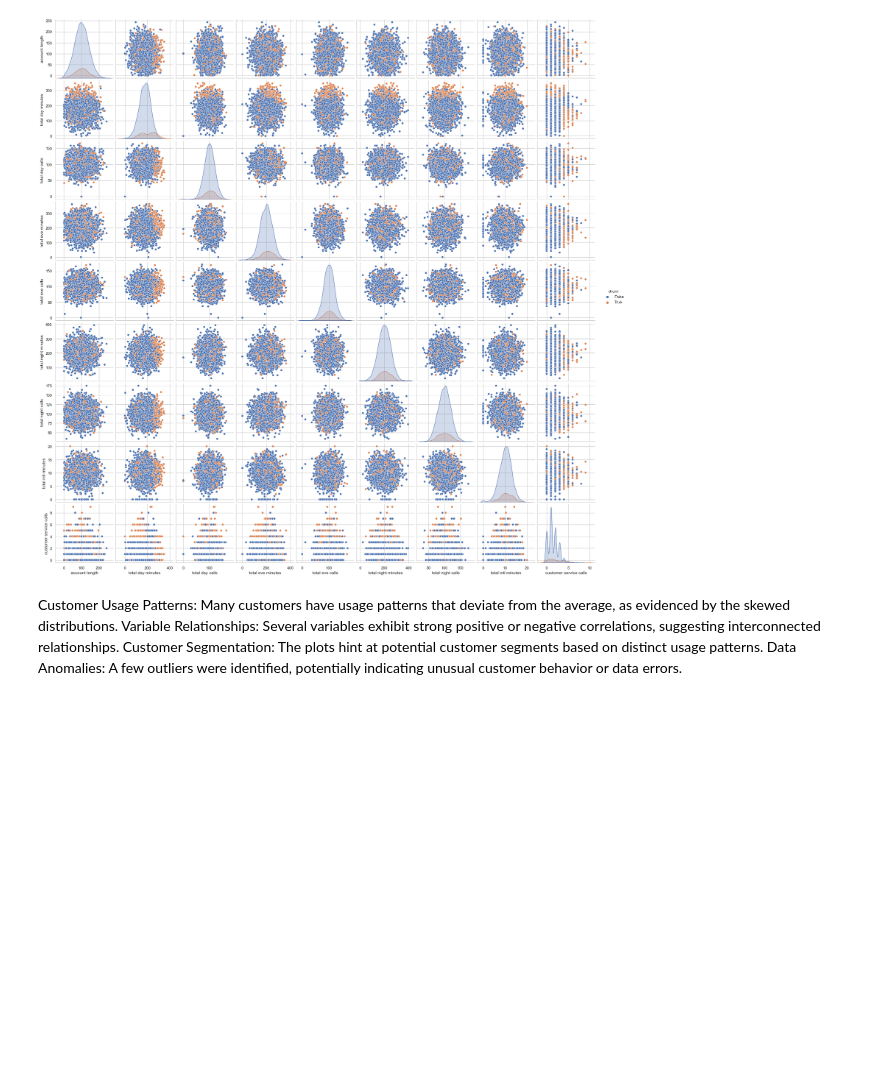
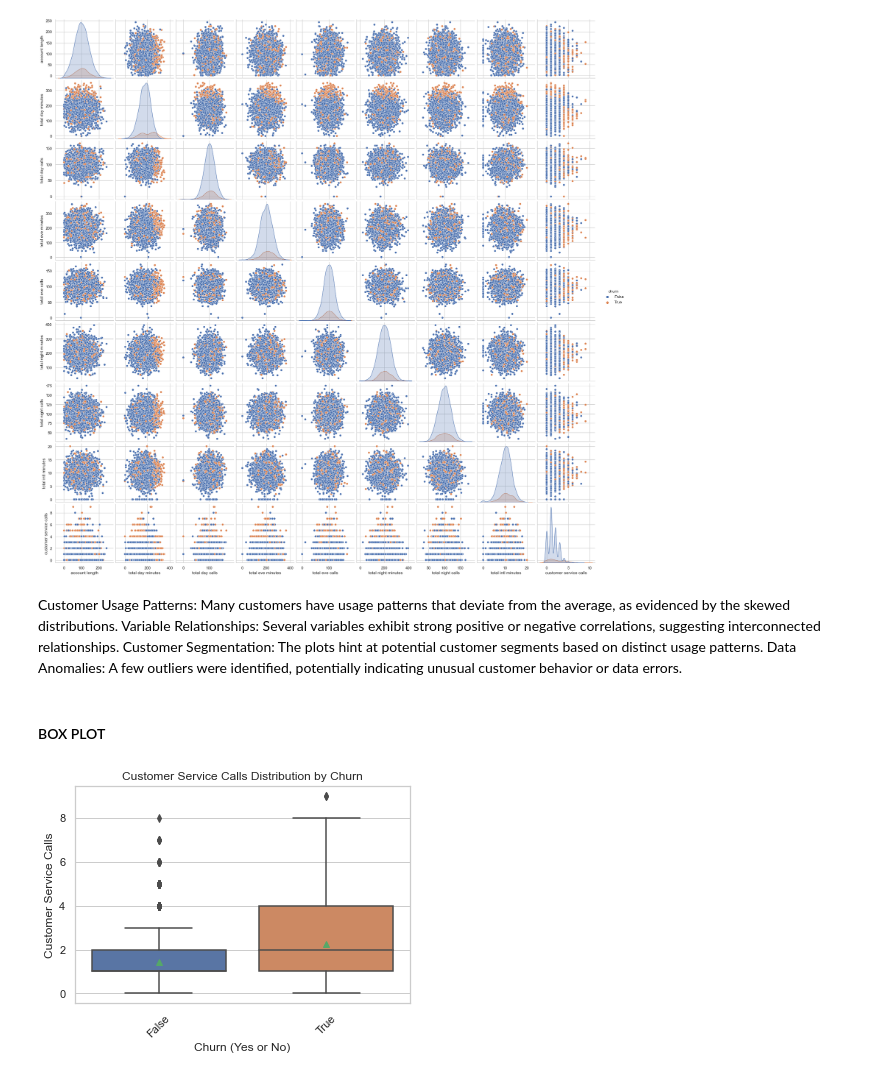
Before and after one commit to NamaembaSilali/telecom-churn-prediction, a Jupyter notebook: data/index.ipynb, the cells around one changed output. Cells and saved outputs as stored; diff of their text form; code cells hidden in the pictures; blank space fills up the shorter version.

Commit message:
box plot

```diff
--- a/data/index.ipynb
+++ b/data/index.ipynb
@@ -226,3 +226,22 @@ Customer Usage Patterns: Many customers have usage patterns that deviate from th
 Variable Relationships: Several variables exhibit strong positive or negative correlations, suggesting interconnected relationships.
 Customer Segmentation: The plots hint at potential customer segments based on distinct usage patterns.
 Data Anomalies: A few outliers were identified, potentially indicating unusual customer behavior or data errors.
+# %% [markdown]
+#### BOX PLOT
+# %%
+# Boxplot for customer service calls vs churn
+sns.boxplot(
+    x = "churn",
+    y = "customer service calls",
+    showmeans=True,
+    data=df
+)
+
+plt.title('Customer Service Calls Distribution by Churn')
+plt.xlabel('Churn (Yes or No)')
+plt.ylabel('Customer Service Calls')
+plt.xticks(rotation=45)
+
+plt.show()
+# %% [output]
+[figure, added]
```
Also changed, not shown: parts of 3 cells of this notebook.
